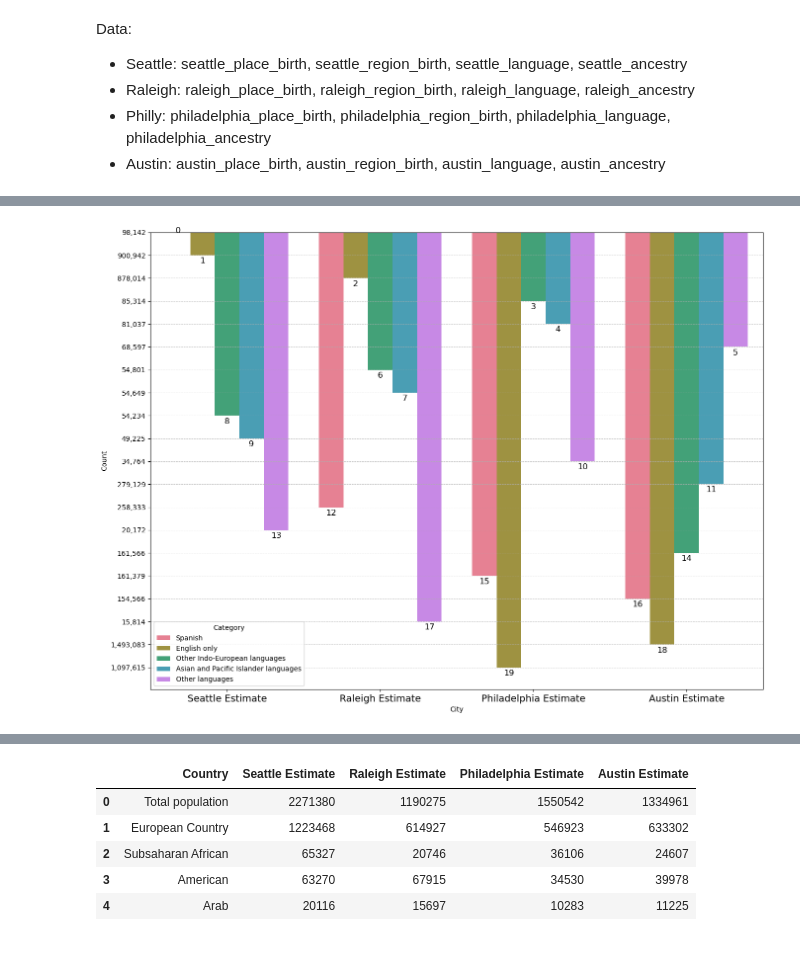
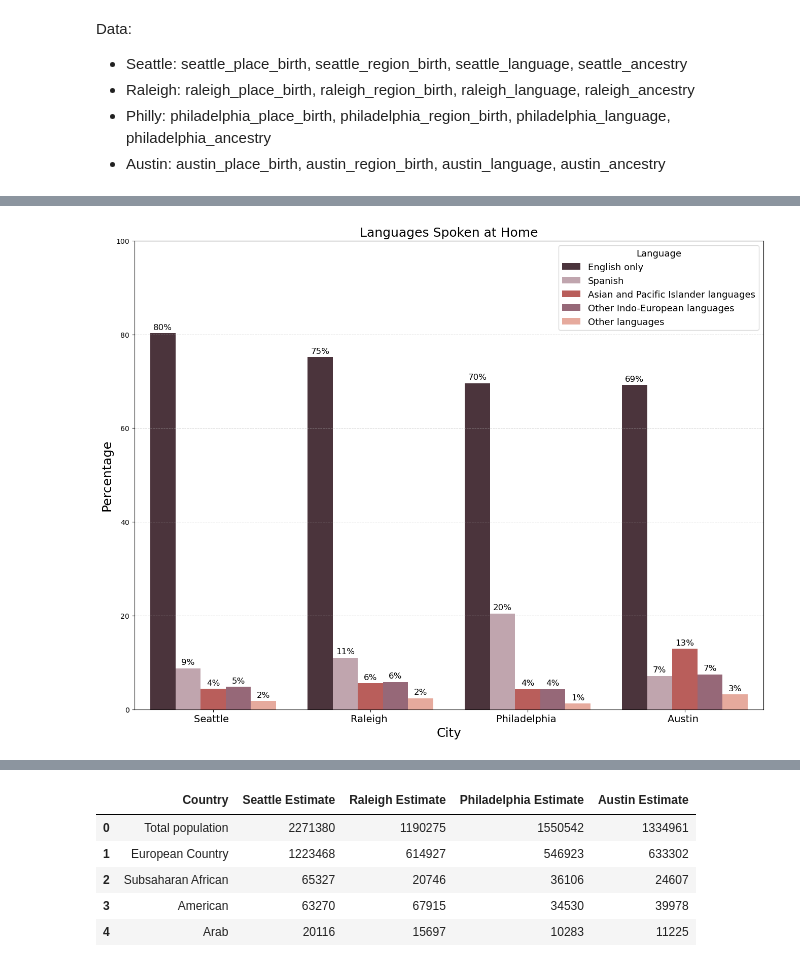
Before and after one commit to Hannah00Donnelly/nss-capstone-da14-2025, a Jupyter notebook: notebooks/hdonnelly_capstone.ipynb, the cells around one changed output, grey strips where cells are left out. Cells and saved outputs as stored; diff of their text form; code cells hidden in the pictures.

Commit message:
graphs updated

```diff
--- a/notebooks/hdonnelly_capstone.ipynb
+++ b/notebooks/hdonnelly_capstone.ipynb
@@ -1258,0 +1295,9 @@ languages_transposed.head()
+# %%
+languages_transposed['Total'] = languages_transposed[lang_cols].sum(axis=1)
+# %%
+#turning into percentages
+for col in lang_cols:
+    languages_transposed[col] = languages_transposed[col] / languages_transposed['Total'] * 100
+# %%
+#droping the total
+languages_transposed= languages_transposed.drop(columns='Total')
@@ -1259,32 +1312,35 @@ languages_transposed.head()
+# %%
+#just the city names
+languages_transposed['City'] = languages_transposed['City'].str.replace('Estimate', '')
 # %%
 #Graph for languages in each city:
 languages_transposed_graphs= pd.melt(languages_transposed, id_vars='City',var_name='Category', value_name='Count')
 
 plt.figure(figsize=(16, 12))
 
 ax=sns.barplot(data=languages_transposed_graphs.sort_values('Count', ascending=False), x='City', y='Count', hue='Category')
 
 for container in ax.containers:
-    ax.bar_label(container, labels=[f'{val:.0f}' for val in container.datavalues], padding=3, fontsize=12)
+    ax.bar_label(container, labels=[f'{val:.0f}%' for val in container.datavalues], padding=3, fontsize=12)
 
 cities = languages_transposed['City']
 x = range(len(cities))
 
 ax.set_xticks(x)
 ax.set_xticklabels(cities, fontsize=14)
 
 ax.yaxis.grid(True, linestyle='--', linewidth=0.7, alpha=0.7)
 
-#plt.title('Average Monthly Utility Bills', fontsize=18)
-#plt.ylabel('Amount',fontsize=18)
-#plt.xlabel('State',fontsize=18)
-#plt.legend(title='Utility Bill', title_fontsize=13, fontsize=13)
-#plt.tight_layout()
-#plt.ylim(bottom=0, top=175)
+plt.title('Languages Spoken at Home', fontsize=18)
+plt.ylabel('Percentage',fontsize=18)
+plt.xlabel('City',fontsize=18)
+plt.legend(title='Language', title_fontsize=13, fontsize=13)
+
+plt.ylim(bottom=0, top=100)
 
 plt.show()
 # %% [output]
-[figure, old version]
+[figure, new version]
 # %%
 #merging the ancestry data for each city:
 mycity_ancestry= seattle_ancestry.merge(raleigh_ancestry, on='Ancestry').merge(philadelphia_ancestry, on='Ancestry'). merge(austin_ancestry, on='Ancestry')
```
Also changed, not shown: parts of 14 cells of this notebook.
